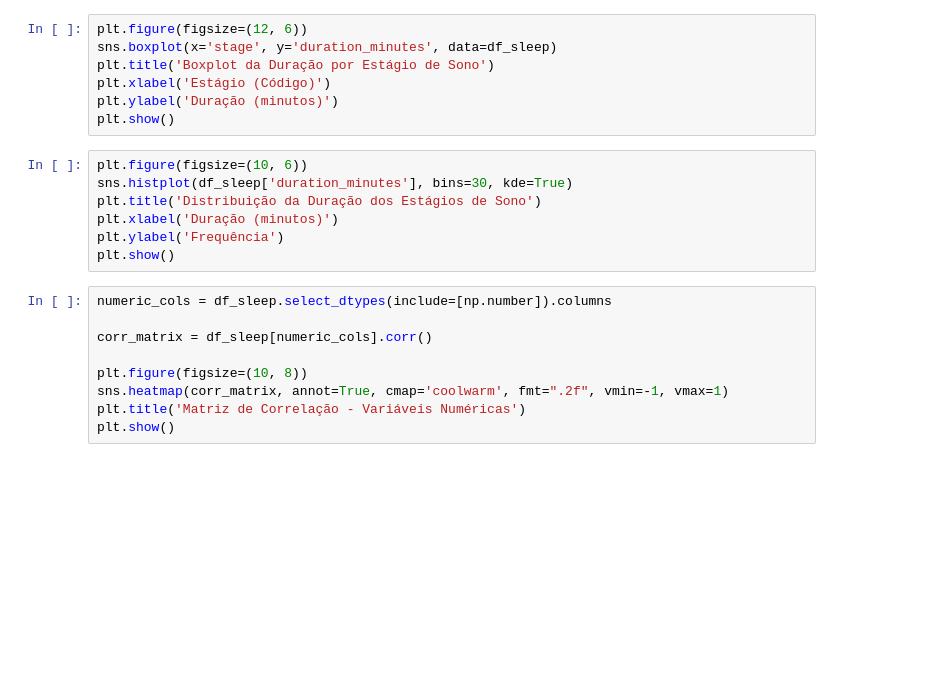
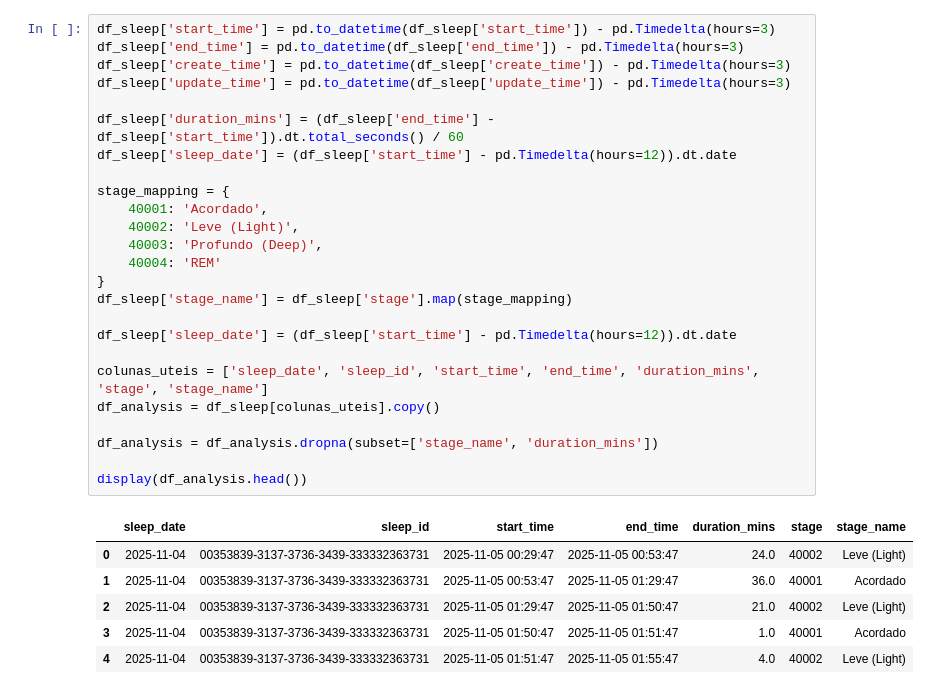
Before and after one commit to lopezzd/PI-6SEM, a Jupyter notebook: notebooks/analyses.ipynb, the cells around one changed output. Cells and saved outputs as stored; diff of their text form; blank space fills up the shorter version.

```diff
--- a/notebooks/analyses.ipynb
+++ b/notebooks/analyses.ipynb
@@ -33,23 +20,32 @@ plt.show()
-# %%
-plt.figure(figsize=(12, 6))
-sns.boxplot(x='stage', y='duration_minutes', data=df_sleep)
-plt.title('Boxplot da Duração por Estágio de Sono')
-plt.xlabel('Estágio (Código)')
-plt.ylabel('Duração (minutos)')
-plt.show()
-# %%
-plt.figure(figsize=(10, 6))
-sns.histplot(df_sleep['duration_minutes'], bins=30, kde=True)
-plt.title('Distribuição da Duração dos Estágios de Sono')
-plt.xlabel('Duração (minutos)')
-plt.ylabel('Frequência')
-plt.show()
-# %%
-numeric_cols = df_sleep.select_dtypes(include=[np.number]).columns
-
-corr_matrix = df_sleep[numeric_cols].corr()
-
-plt.figure(figsize=(10, 8))
-sns.heatmap(corr_matrix, annot=True, cmap='coolwarm', fmt=".2f", vmin=-1, vmax=1)
-plt.title('Matriz de Correlação - Variáveis Numéricas')
-plt.show()
+# %%
+df_sleep['start_time'] = pd.to_datetime(df_sleep['start_time']) - pd.Timedelta(hours=3)
+df_sleep['end_time'] = pd.to_datetime(df_sleep['end_time']) - pd.Timedelta(hours=3)
+df_sleep['create_time'] = pd.to_datetime(df_sleep['create_time']) - pd.Timedelta(hours=3)
+df_sleep['update_time'] = pd.to_datetime(df_sleep['update_time']) - pd.Timedelta(hours=3)
+
+df_sleep['duration_mins'] = (df_sleep['end_time'] - df_sleep['start_time']).dt.total_seconds() / 60
+df_sleep['sleep_date'] = (df_sleep['start_time'] - pd.Timedelta(hours=12)).dt.date
+
+stage_mapping = {
+    40001: 'Acordado',
+    40002: 'Leve (Light)',
+    40003: 'Profundo (Deep)',
+    40004: 'REM'
+}
+df_sleep['stage_name'] = df_sleep['stage'].map(stage_mapping)
+
+df_sleep['sleep_date'] = (df_sleep['start_time'] - pd.Timedelta(hours=12)).dt.date
+
+colunas_uteis = ['sleep_date', 'sleep_id', 'start_time', 'end_time', 'duration_mins', 'stage', 'stage_name']
+df_analysis = df_sleep[colunas_uteis].copy()
+
+df_analysis = df_analysis.dropna(subset=['stage_name', 'duration_mins'])
+
+display(df_analysis.head())
+# %% [output]
+|  | sleep_date | sleep_id | start_time | end_time | duration_mins | stage | stage_name |
+| 0 | 2025-11-04 | 00353839-3137-3736-3439-333332363731 | 2025-11-05 00:29:47 | 2025-11-05 00:53:47 | 24.0 | 40002 | Leve (Light) |
+| 1 | 2025-11-04 | 00353839-3137-3736-3439-333332363731 | 2025-11-05 00:53:47 | 2025-11-05 01:29:47 | 36.0 | 40001 | Acordado |
+| 2 | 2025-11-04 | 00353839-3137-3736-3439-333332363731 | 2025-11-05 01:29:47 | 2025-11-05 01:50:47 | 21.0 | 40002 | Leve (Light) |
+| 3 | 2025-11-04 | 00353839-3137-3736-3439-333332363731 | 2025-11-05 01:50:47 | 2025-11-05 01:51:47 | 1.0 | 40001 | Acordado |
+| 4 | 2025-11-04 | 00353839-3137-3736-3439-333332363731 | 2025-11-05 01:51:47 | 2025-11-05 01:55:47 | 4.0 | 40002 | Leve (Light) |
```
Also changed, not shown: parts of 11 cells of this notebook, 4 other files.
